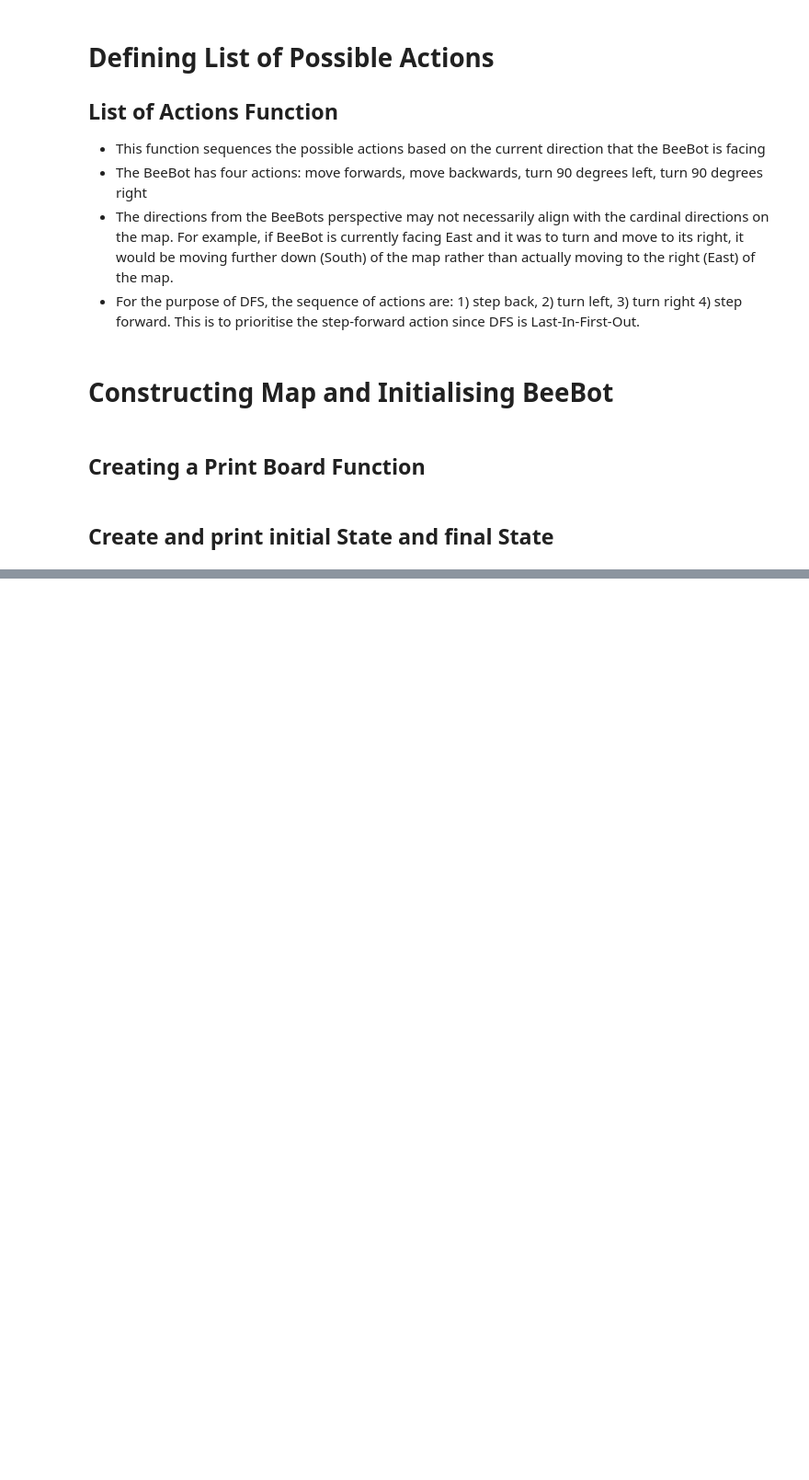
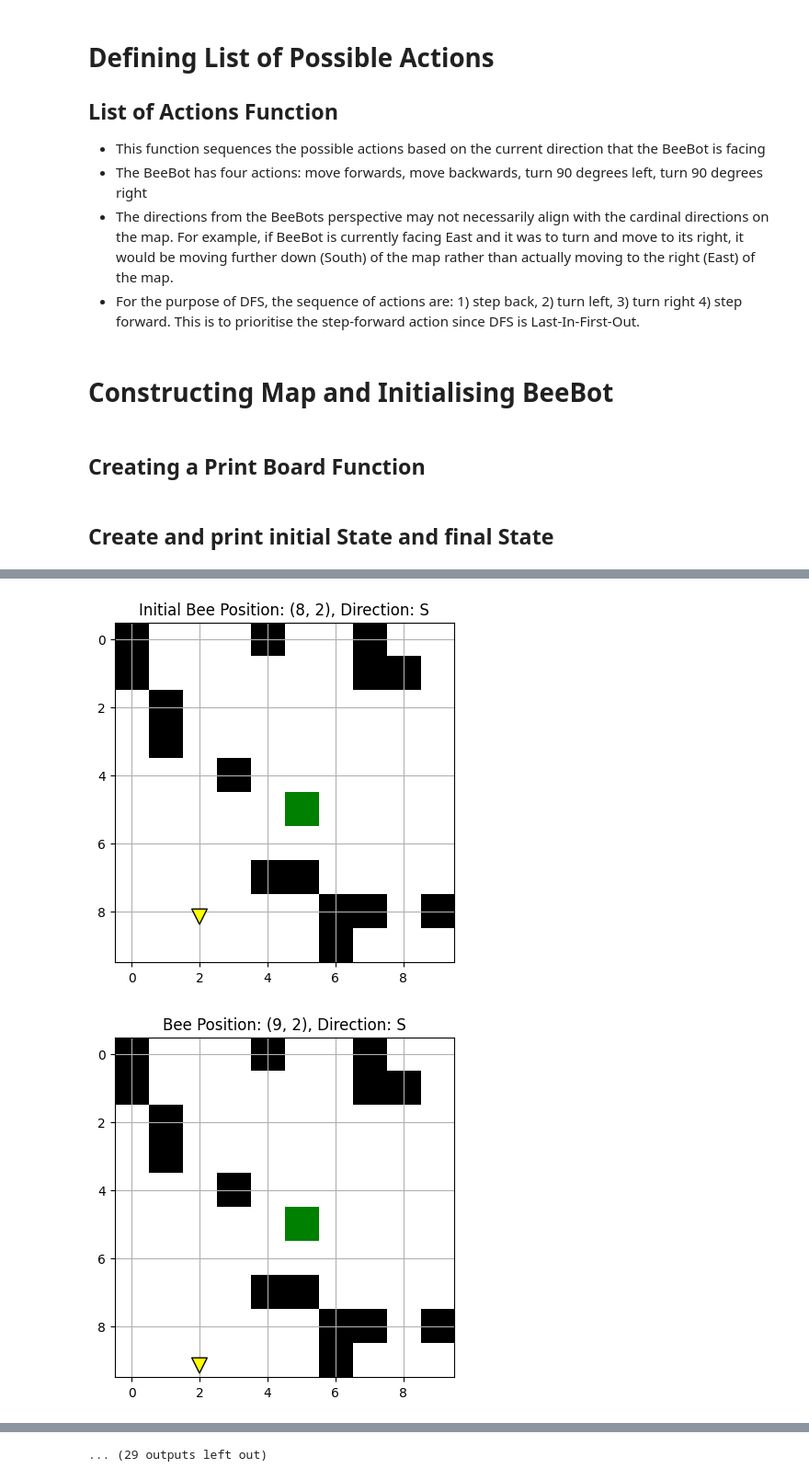
Before and after one commit to GuyHammy/BeeBot-DFS-vs-A-Star, a Jupyter notebook: BeeBot.ipynb, the cells around one changed output, grey strips where cells are left out. Shown at 92% size. Drawn from its saved outputs; the diff is of its cells as text; code cells hidden in the pictures; blank space fills up the shorter version.

```diff
--- a/BeeBot.ipynb
+++ b/BeeBot.ipynb
@@ -178,0 +240,74 @@ FINAL STATE OF BOARD
+# %%
+# Display list of actions takent by BeeBot to reach the goal and visualise the map at each step
+
+def reconstruct(tracking_dict, initial_state, goal_state, final_state_reached):
+    # Check if a path to the goal was found
+    if final_state_reached:
+        print("***The final state is reached***")
+        # Initialize empty lists to store the path and actions
+        path = [] # Store the sequence of states
+        actions_taken = [] # Store the sequence of actions
+
+        # Start reconstruction from the goal state
+        state = goal_state
+        # Work backwards from goal to initial state
+        while state != initial_state:
+            # Check if current state exists in tracking dictionary
+            if state not in tracking_dict:
+                print(f"Error: State {state} not found in tracking dictionary.")
+                return
+            # Get the previous state and action that led to current state
+            prev_state, action = tracking_dict[state]
+            path.append(state)
+            actions_taken.append(action)
+            state = prev_state
+
+        # Reverse to get the path in the correct order
+        path.reverse()
+        actions_taken.reverse()
+
+        # Display the actions
+        print("Actions to reach the goal:")
+        for action in actions_taken:
+            print(action)
+
+        print("\nDisplaying Bee's Movement:")
+
+        # Initialize the grid for visualization
+        display_board = np.zeros((size, size), dtype=int)
+        for (i, j) in neg_one_indices:
+            display_board[i, j] = -1  # Add obstacles
+        display_board[goal_x, goal_y] = 3  # Add goal
+
+        # Display initial state
+        bee_x, bee_y, bee_dir = initial_state
+        printState(
+            display_board,
+            f"Initial Bee Position: ({bee_x}, {bee_y}), Direction: {cmps[bee_dir]}",
+            bee=(bee_x, bee_y, bee_dir),
+            goal=(goal_x, goal_y),
+        )
+
+        # Display each step of the path
+        for step in path:
+            bee_x, bee_y, bee_dir = step
+            display_board = np.zeros((size, size), dtype=int)
+            for (i, j) in neg_one_indices:
+                display_board[i, j] = -1  # Add obstacles
+            display_board[goal_x, goal_y] = 3  # Add goal
+
+            # Visualize the current state
+            printState(
+                display_board,
+                f"Bee Position: ({bee_x}, {bee_y}), Direction: {cmps[bee_dir]}",
+                bee=(bee_x, bee_y, bee_dir),
+                goal=(goal_x, goal_y),
+            )
+    else:
+        print("***The final state was not reached***") # Print error message if no valid path was found to the goal
+
+
+dfs_final_state_reached = finalStateReached # Store whether DFS successfully found a path to the goal state
+dfs_goal_state = (goal_x, goal_y, current_direction)  # Replace with the actual goal state
+reconstruct(trackingDictionary_dfs, initial_bee_state, dfs_goal_state, dfs_final_state_reached)
+# %% [output]
@@ -178,0 +331,2 @@ FINAL STATE OF BOARD
+[figure, added]
+[figure, added]
@@ -178,0 +342 @@ FINAL STATE OF BOARD
+... (29 outputs left out)
```
Also changed, not shown: parts of 5 cells of this notebook.
